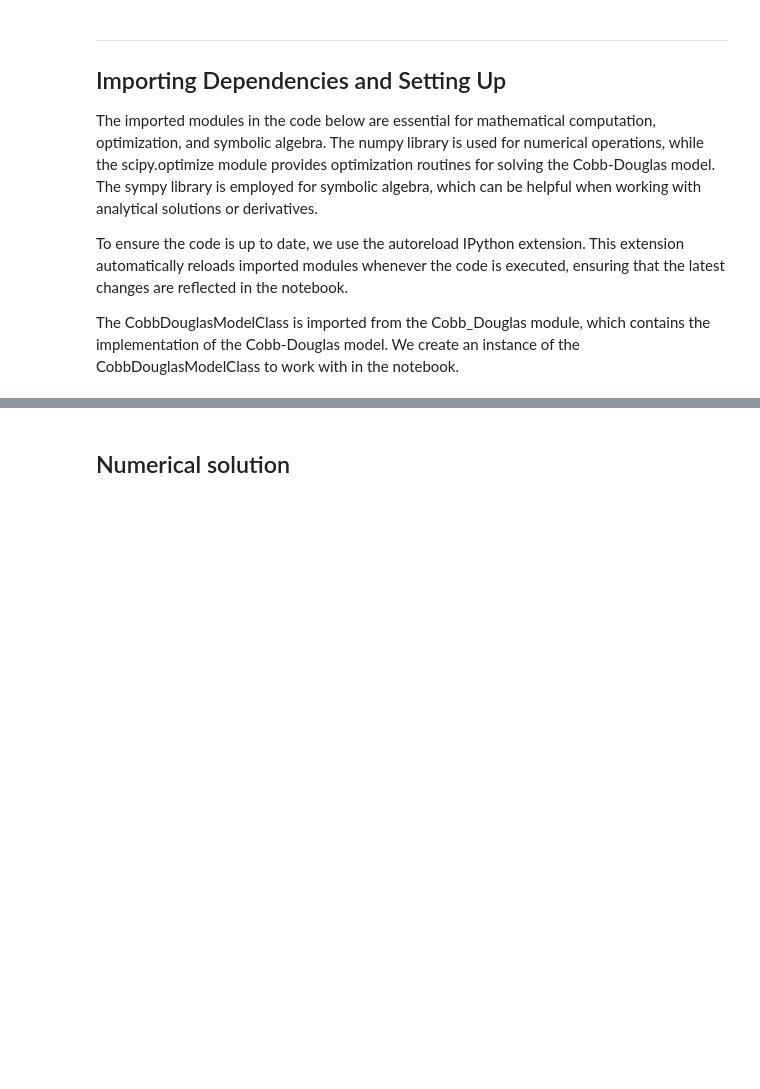
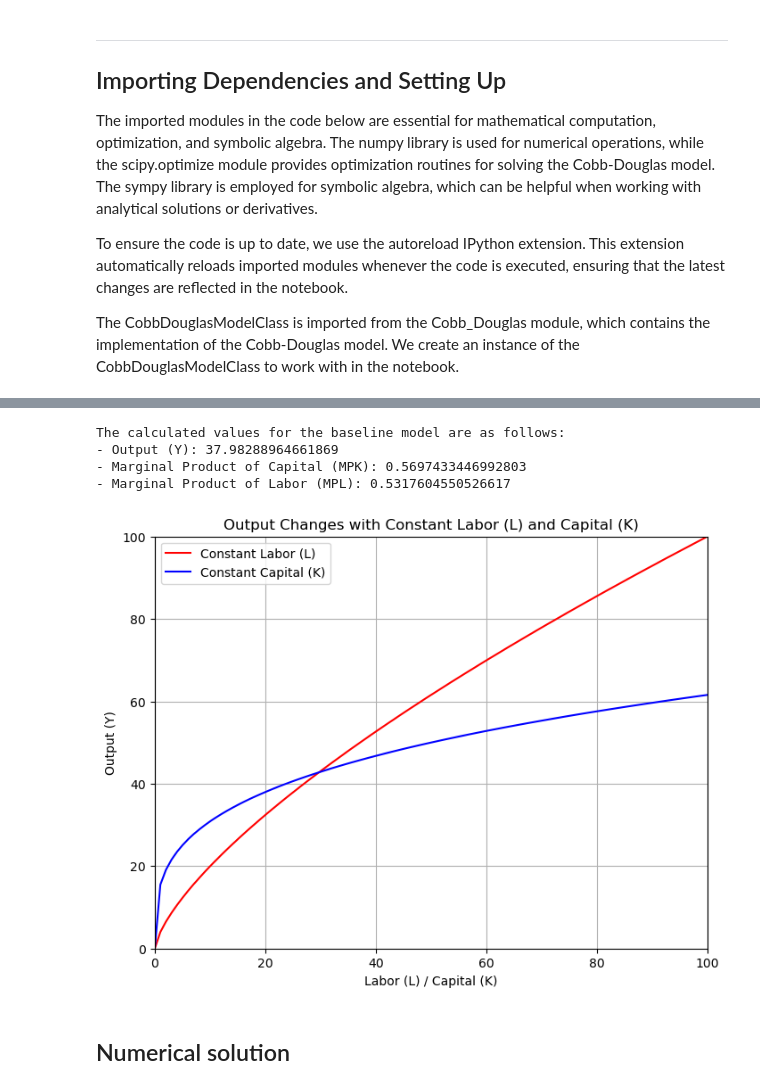
Before and after one commit to NumEconCopenhagen/projects-2023-kscd, a Jupyter notebook: modelproject/modelproject.ipynb, the cells around one changed output, grey strips where cells are left out. Cells and saved outputs as stored; diff of their text form; code cells hidden in the pictures; blank space fills up the shorter version.

Commit message:
Model Analysis Finsihed - Baseline

```diff
--- a/modelproject/modelproject.ipynb
+++ b/modelproject/modelproject.ipynb
@@ -36,3 +59,15 @@ The Cobb-Douglas production function is a widely used economic model that descri
+# %%
+# Calculate the output, MPK, and MPL for the baseline model
+Y, MPK, MPL = model.cobb_douglas_analysis(print_results=True)
+# %% [output]
+The calculated values for the baseline model are as follows:
+- Output (Y): 37.98288964661869
+- Marginal Product of Capital (MPK): 0.5697433446992803
+- Marginal Product of Labor (MPL): 0.5317604550526617
+# %%
+model.plot_constant_K_and_L()
+# %% [output]
+[figure, added]
 # %% [markdown]
 ## Numerical solution
 # %% [markdown]
```
Also changed, not shown: parts of 4 cells of this notebook, 1 other file.
